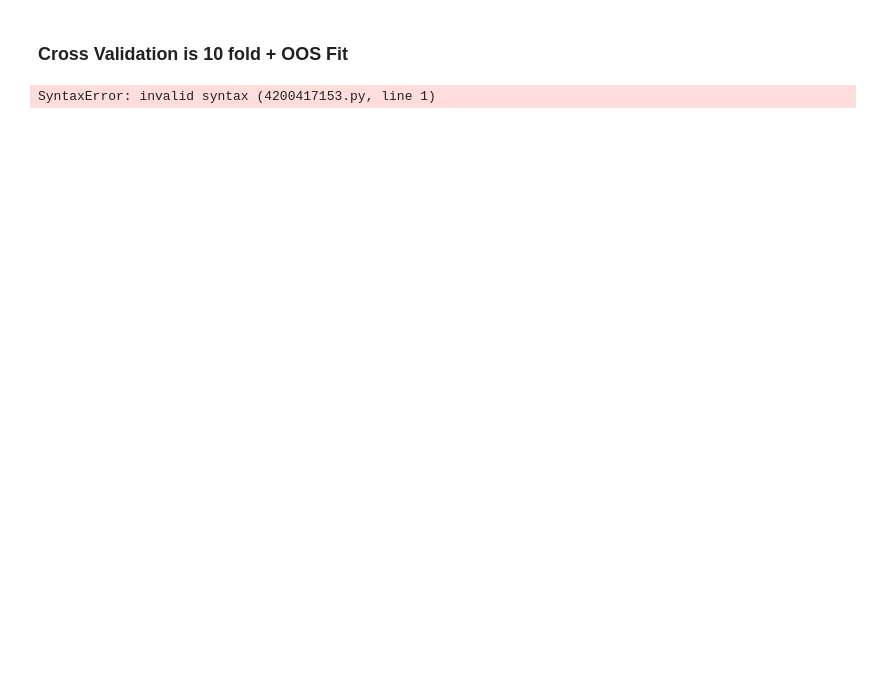
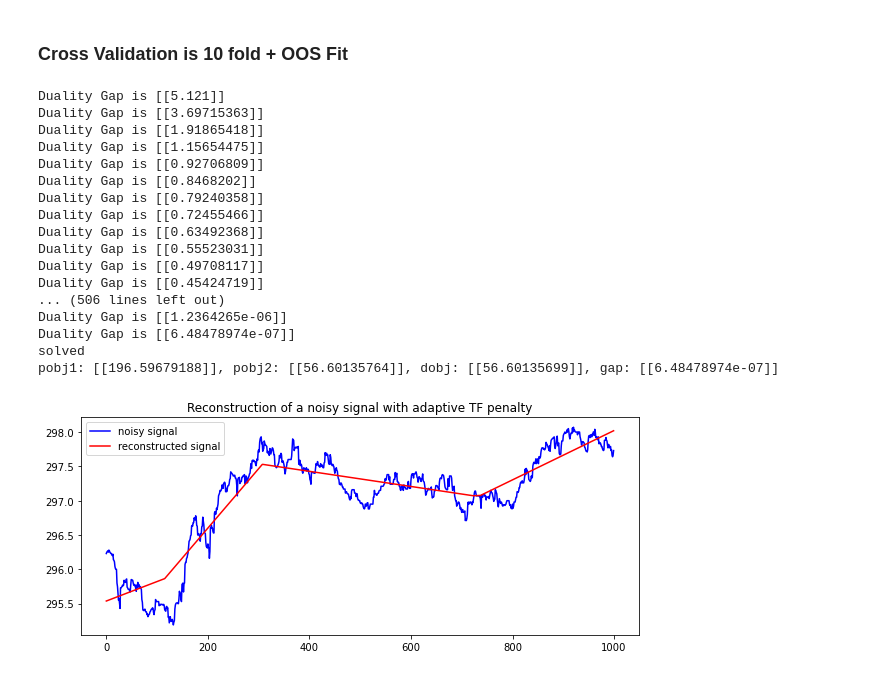
Before and after one commit to jasonbohne123/Adaptive_Signal_Estimation, a Jupyter notebook: trend_filtering/TF_Performance.ipynb, the cells around one changed output. Cells and saved outputs as stored; diff of their text form; code cells hidden in the pictures; blank space fills up the shorter version.

```diff
--- a/trend_filtering/TF_Performance.ipynb
+++ b/trend_filtering/TF_Performance.ipynb
@@ -21,8 +21,23 @@ price=trades['Trade_Price'].values
 # %% [markdown]
 ### Cross Validation is 10 fold + OOS Fit
 # %%
-
-
-test_adaptive_tf(price,1000,include_cv=True,,lambda_p=np.array([1.0]),plot=True)
+test_adaptive_tf(price,1000,include_cv=True,lambda_p=1.0,plot=True)
 # %% [output]
-SyntaxError: invalid syntax (4200417153.py, line 1)
+Duality Gap is [[5.121]]
+Duality Gap is [[3.69715363]]
+Duality Gap is [[1.91865418]]
+Duality Gap is [[1.15654475]]
+Duality Gap is [[0.92706809]]
+Duality Gap is [[0.8468202]]
+Duality Gap is [[0.79240358]]
+Duality Gap is [[0.72455466]]
+Duality Gap is [[0.63492368]]
+Duality Gap is [[0.55523031]]
+Duality Gap is [[0.49708117]]
+Duality Gap is [[0.45424719]]
+... (506 lines left out)
+Duality Gap is [[1.2364265e-06]]
+Duality Gap is [[6.48478974e-07]]
+solved
+pobj1: [[196.59679188]], pobj2: [[56.60135764]], dobj: [[56.60135699]], gap: [[6.48478974e-07]]
+[figure, added]
```
Also changed, not shown: 2 other files.
